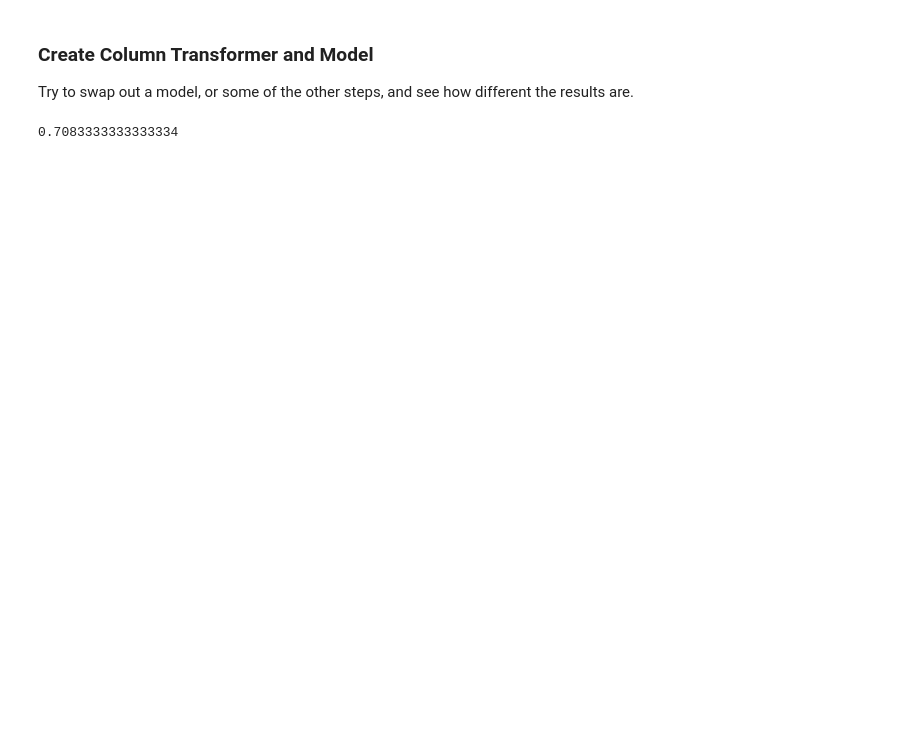
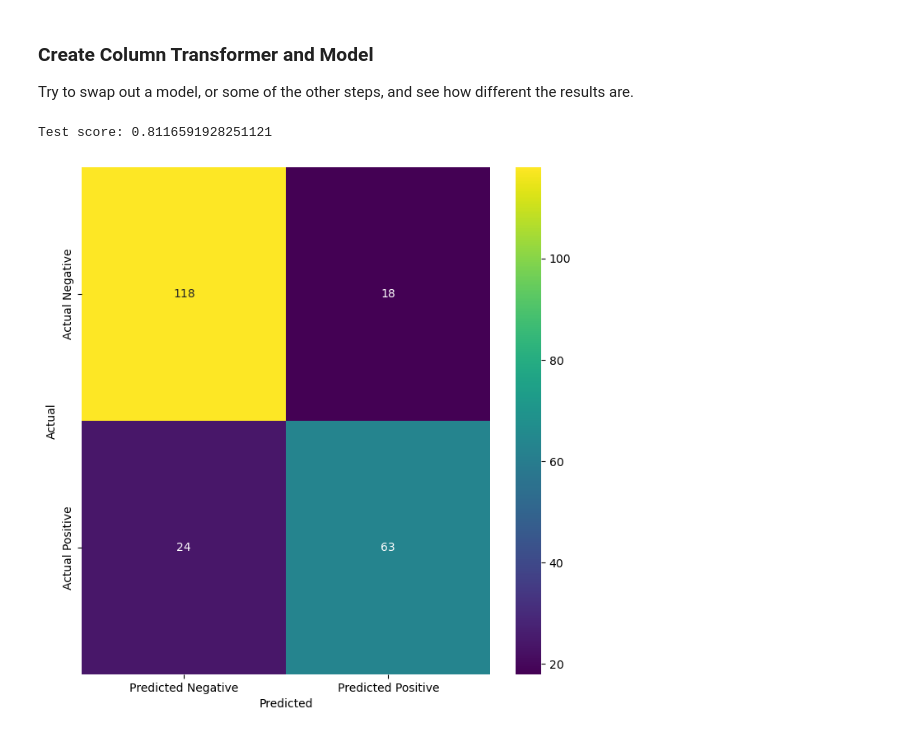
Before and after one commit to gulenkustutan/Intro_to_Machine_Learning_Student_Workbooks, a Jupyter notebook: 003_pipeline_impute_sol.ipynb, the cells around one changed output. Drawn from its saved outputs; the diff is of its cells as text; code cells hidden in the pictures; blank space fills up the shorter version.

```diff
--- a/003_pipeline_impute_sol.ipynb
+++ b/003_pipeline_impute_sol.ipynb
@@ -310,0 +318,3 @@ memory usage: 54.1 KB
+# %%
+df_ = df_.drop(columns={"PassengerId", "Name", "Ticket"})
+df_.head()
@@ -310,0 +328,5 @@ memory usage: 54.1 KB
+# %%
+df_["hasCabin"] = df_["Cabin"].isna().astype(bool)
+df_["hasCabin"].fillna(0, inplace=True)
+df_.drop(columns={"Cabin"}, inplace=True)
+df_.head()
@@ -313,35 +342,50 @@ memory usage: 54.1 KB
 
 Try to swap out a model, or some of the other steps, and see how different the results are.
 # %%
-numeric_features_ = ["Pregnancies", "Glucose", "BloodPressure", "SkinThickness", "Insulin", "BMI", "DiabetesPedigreeFunction", "Age"]
+numeric_features_ = ["Age", "Fare", "SibSp", "Parch"]
 numeric_transformer_ = Pipeline( steps=[
         ("imputer", SimpleImputer(strategy="mean")),
         ("scaler", StandardScaler())
     ])
 
-categorical_features_ = []
+categorical_features_ = ["Embarked", "hasCabin", "Sex", "Pclass"]
 categorical_transformer_ = OneHotEncoder()
 
 preprocessor_ = ColumnTransformer( transformers=[
         ("num", numeric_transformer_, numeric_features_),
         ("cat", categorical_transformer_, categorical_features_),
     ])
 
 #Split data as normal
 #y = np.array(df3["Survived"]).reshape(-1,1)
 #X = np.array(df3.drop(columns={"Survived"}))
 y_ = df_["target"]
 X_ = df_.drop(columns={"target"})
 
 #Build pipeline
 pipeline_steps_ = [('pre', preprocessor_),('DT', DecisionTreeClassifier()) ]
 pipe_ = Pipeline(pipeline_steps_)
 
 X_train_, X_test_, y_train_, y_test_ = train_test_split(X_, y_)
 # The pipeline can be used as any other estimator
 # and avoids leaking the test set into the train set
 
 pipe_.fit(X_train_, y_train_)
-print(pipe_.score(X_test_, y_test_))
+print("Test score:", pipe_.score(X_test_, y_test_))
+
+# Get predictions
+y_pred_ = pipe_.predict(X_test_)
+
+# Create confusion matrix
+conf_mat = confusion_matrix(y_test_, y_pred_)
+
+# Create heatmap
+sns.heatmap(conf_mat, annot=True, fmt="d", cmap="viridis",
+            xticklabels=['Predicted Negative', 'Predicted Positive'],
+            yticklabels=['Actual Negative', 'Actual Positive'])
+plt.xlabel('Predicted')
+plt.ylabel('Actual')
+plt.show()
 # %% [output]
-0.7083333333333334
+Test score: 0.8116591928251121
+[figure, added]
```
Also changed, not shown: parts of 10 cells of this notebook, 1 other file.
